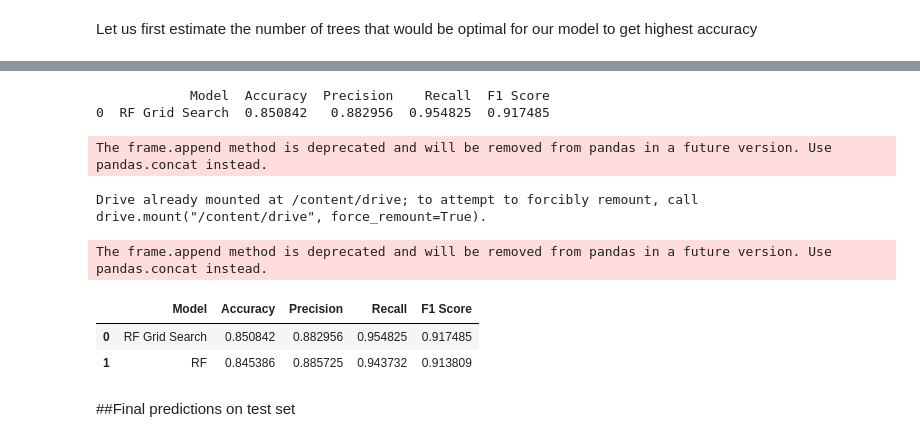
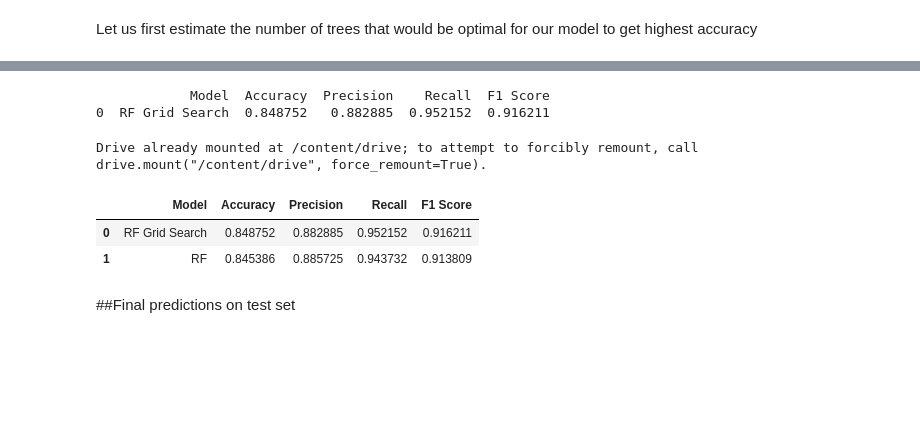
Before and after one commit to marcv12/startup_success_prediction, a Jupyter notebook: startup_predictor.ipynb, the cells around one changed output, grey strips where cells are left out. Cells and saved outputs as stored; diff of their text form; code cells hidden in the pictures; blank space fills up the shorter version.

```diff
--- a/startup_predictor.ipynb
+++ b/startup_predictor.ipynb
@@ -225,7 +224,7 @@ Perfect, no null values are here anymore!
 scaler = StandardScaler()
 
 # fit and transform the total_funding_usd column
-df[['total_funding_usd_standardized']] = scaler.fit_transform(df[['total_funding_usd']])
+df.loc[:, "total_funding_usd_standardized"] = scaler.fit_transform(df[["total_funding_usd"]])
 # %% [output]
 A value is trying to be set on a copy of a slice from a DataFrame.
 Try using .loc[row_indexer,col_indexer] = value instead
@@ -761,7 +760,7 @@ from sklearn.feature_selection import RFE
 
 #Original
 # Fit logistic regression on original dataset
-lr = LogisticRegression(random_state=42)
+lr = LogisticRegression(solver='liblinear', random_state=42)
 lr.fit(X_train, y_train)
 y_pred = lr.predict(X_test)
 original_lr_accuracy = accuracy_score(y_test, y_pred)
@@ -794,7 +793,7 @@ original_lasso_cm = confusion_matrix(y_test, y_pred_lasso)
 
 #Upsampled
 # Fit logistic regression on upsampled dataset
-lr_up = LogisticRegression(random_state=42)
+lr_up = LogisticRegression(solver='liblinear', random_state=42)
 lr_up.fit(X_upsampled_train, y_upsampled_train)
 y_pred_up = lr_up.predict(X_test)
 upsampled_lr_accuracy = accuracy_score(y_test, y_pred_up)
@@ -1143,7 +1126,7 @@ param_grid = {
     'max_depth': [22, 28],
     'max_features': ['sqrt'],
     'min_samples_leaf': [1, 2],
-    'min_samples_split':  [2.0, 5],
+    'min_samples_split':  [2, 5],
     'n_estimators': [555, 600]
 }
 # Create a based model
@@ -1169,9 +1152,11 @@ model_results = pd.DataFrame([['RF Grid Search',
                                acc, prec, rec, f1]],
                              columns=['Model', 'Accuracy', 'Precision',
                                       'Recall', 'F1 Score'])
-results = results.append(model_results, ignore_index=True)
+results = pd.concat([results, model_results], ignore_index=True)
 results = results.sort_values(["Precision",
                                "Recall"], ascending=False)
+
+
 print(results)
 # %% [output]
 Fitting 2 folds for each of 16 candidates, totalling 32 fits
@@ -1220,14 +1187,13 @@ model_results = pd.DataFrame([['RF Grid Search',
                                acc, prec, rec, f1]],
                              columns=['Model', 'Accuracy', 'Precision',
                                       'Recall', 'F1 Score'])
-results = results.append(model_results, ignore_index=True)
+results = pd.concat([results, model_results], ignore_index=True)
 results = results.sort_values(["Precision",
                                "Recall"], ascending=False)
 print(results)
 # %% [output]
             Model  Accuracy  Precision    Recall  F1 Score
-0  RF Grid Search  0.850842   0.882956  0.954825  0.917485
+0  RF Grid Search  0.848752   0.882885  0.952152  0.916211
-The frame.append method is deprecated and will be removed from pandas in a future version. Use pandas.concat instead.
 # %%
 import joblib
 from google.colab import drive
@@ -1247,12 +1213,11 @@ Drive already mounted at /content/drive; to attempt to forcibly remount, call dr
 # %%
 results_df = results_df.loc[results_df.Model == "RF"]
 
-results = results.append(results_df, ignore_index=True)
+results = pd.concat([results, results_df], ignore_index=True)
 results
 # %% [output]
-The frame.append method is deprecated and will be removed from pandas in a future version. Use pandas.concat instead.
 |  | Model | Accuracy | Precision | Recall | F1 Score |
-| 0 | RF Grid Search | 0.850842 | 0.882956 | 0.954825 | 0.917485 |
+| 0 | RF Grid Search | 0.848752 | 0.882885 | 0.952152 | 0.916211 |
 | 1 | RF | 0.845386 | 0.885725 | 0.943732 | 0.913809 |
 # %% [markdown]
 ##Final predictions on test set
```
Also changed, not shown: parts of 11 cells of this notebook.
